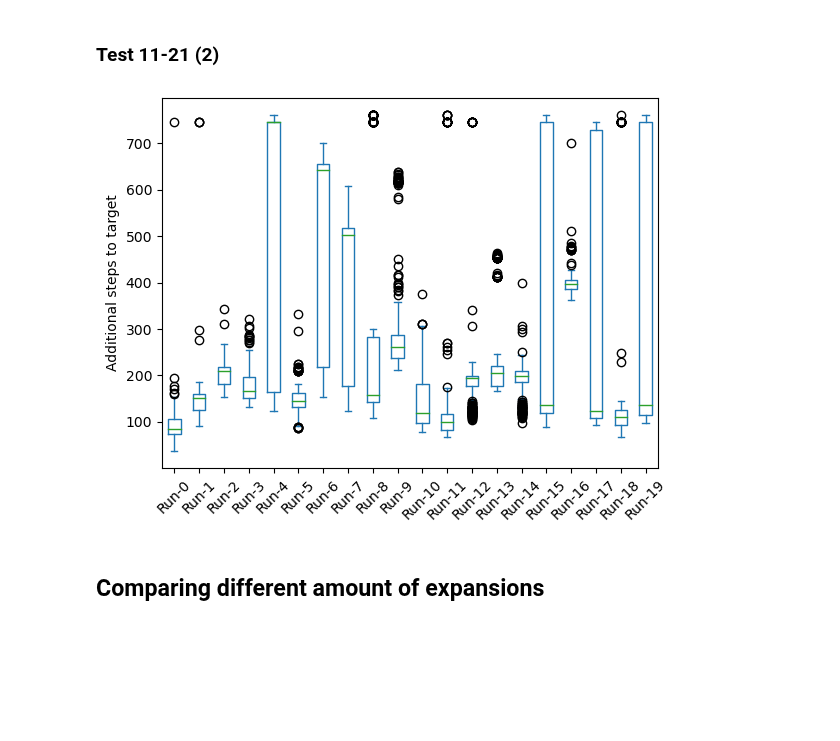
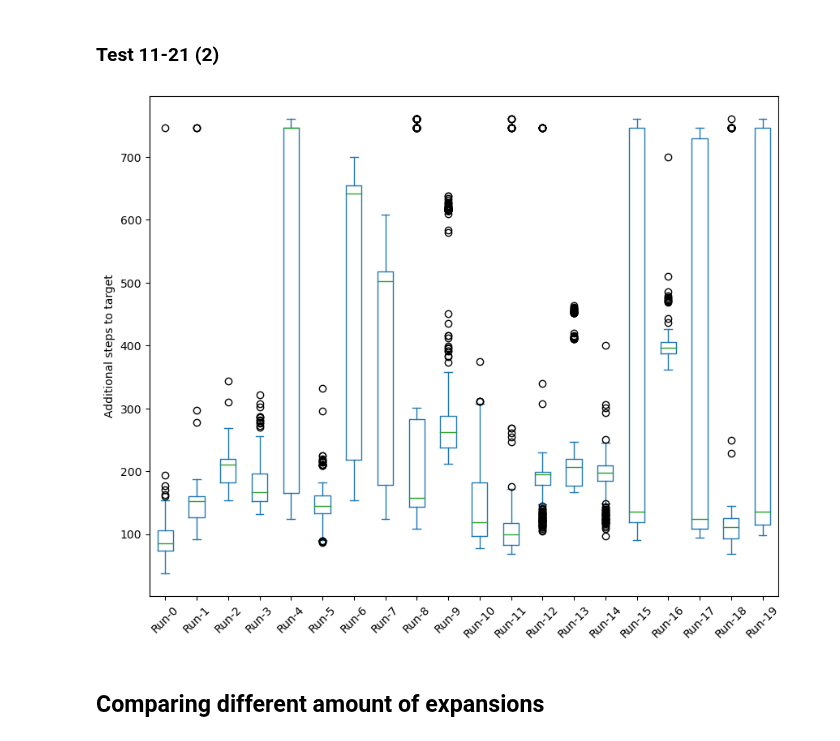
Before and after one commit to PimLb/POMDP_PBVI_Exploration, a Jupyter notebook: Experiments/Olfactory Navigation/visualize_results.ipynb, the cells around one changed output. Drawn from its saved outputs; the diff is of its cells as text; code cells hidden in the pictures; blank space fills up the shorter version.

Commit message:
Visualizations and tests of olf nav

```diff
--- a/Experiments/Olfactory Navigation/visualize_results.ipynb
+++ b/Experiments/Olfactory Navigation/visualize_results.ipynb
@@ -49,9 +49,10 @@ plot_extra_steps_from_file(file)
 ### Test 11-21 (2)
 # %%
 file = './Test_GroundAir_FSVI_300it_100exp_099g_e6eps_20run_20231121_165329/extra_steps.csv'
-plot_extra_steps_from_file(file)
+fig, ax = plt.subplots(figsize=(10,8))
+plot_extra_steps_from_file(file, ax=ax)
 # %% [output]
-[figure, old version]
+[figure, new version]
 # %% [markdown]
 ## Comparing different amount of expansions
 # %%
```
Also changed, not shown: 6 other files.
